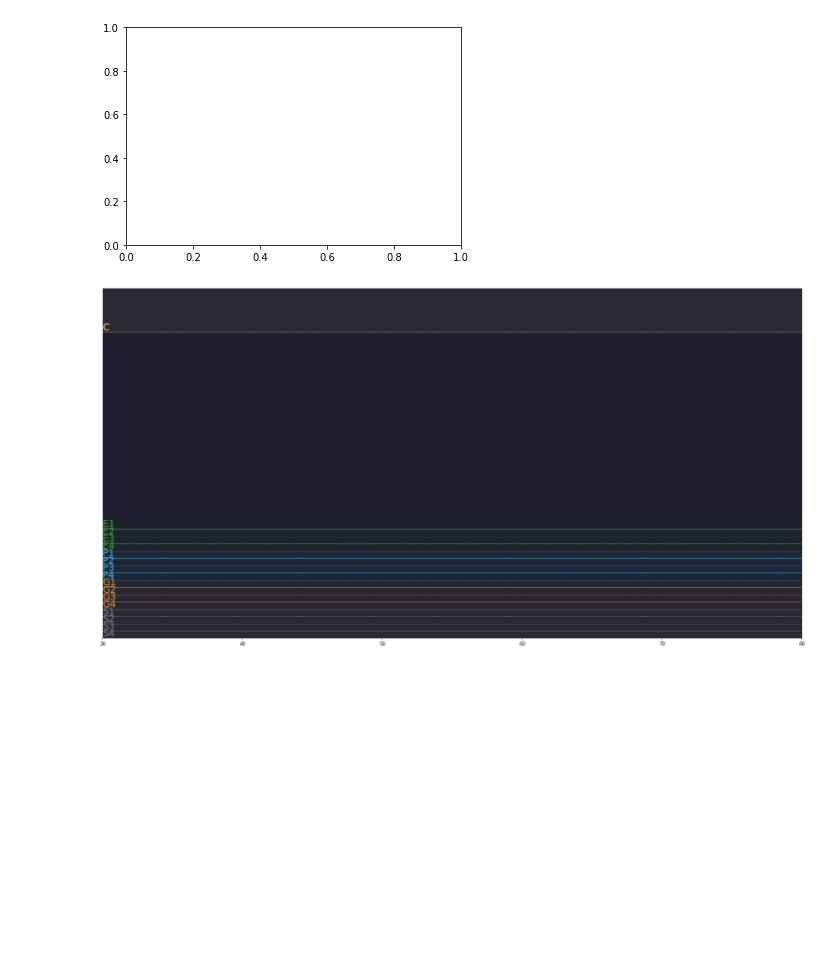
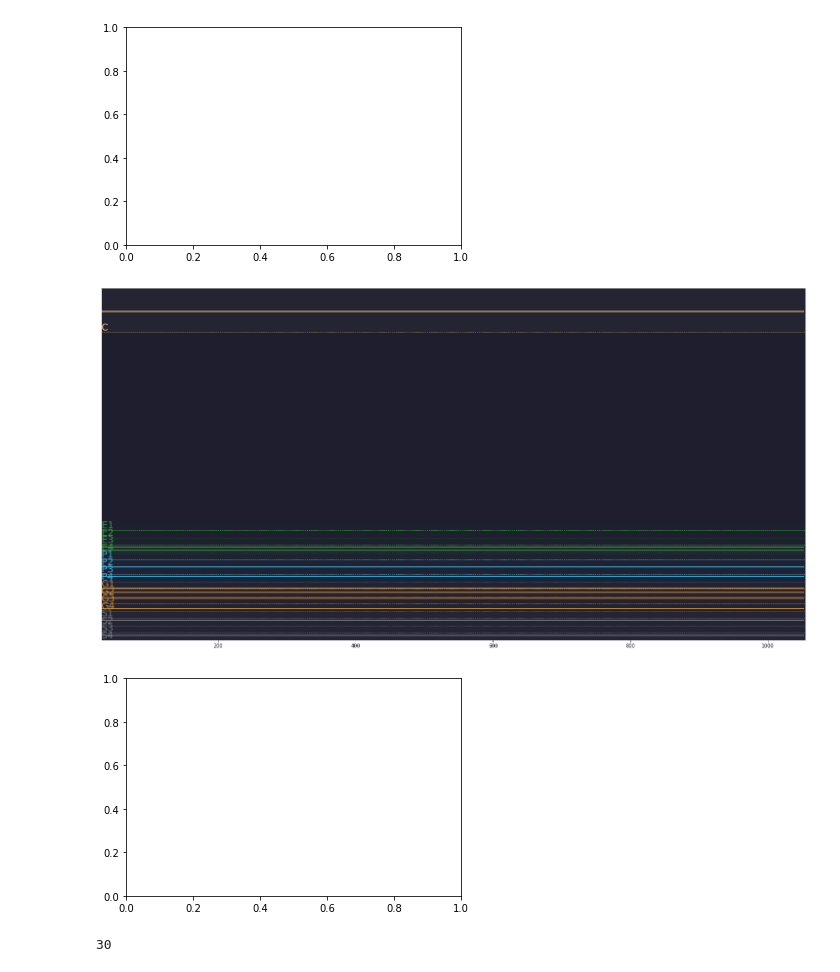
Before and after one commit to Tomlora/MarinSlash, a Jupyter notebook: graph historique rank.ipynb, the cells around one changed output. Drawn from its saved outputs; the diff is of its cells as text; code cells hidden in the pictures; blank space fills up the shorter version.

```diff
--- a/graph historique rank.ipynb
+++ b/graph historique rank.ipynb
@@ -16,3 +40,6 @@ df['datetime'] = pd.to_datetime(df['datetime'])
+# %%
+for i in range(0,10):
+    df = pd.concat([df, df])
 # %%
 dict_points = {'F': 0,
                                         'B': 400,
@@ -101,12 +128,13 @@ def creation_ligne(df, nb_games, gap, ax):
 
             return x, ax, lc
 
-x = 0
+x = [0]
 for joueur in df['riot_id'].unique():
     df_filter = df[df['riot_id'] == joueur]
-    x1, ax, lc = creation_ligne(df, df_filter.shape[0], 50, ax)
+    x1, ax, lc = creation_ligne(df_filter, df_filter.shape[0], 30, ax)
     line = ax.add_collection(lc)
-    x = max(x, x1)
+    if len(x1) > len(x):
+        x = x1
 
 # Personnalisation du graphique
 ax.set_facecolor('#1e1e2f')  # Fond sombre
@@ -210,7 +238,8 @@ if not df[df['points'].between(dict_points['C'], 11000)].empty:
 # %% [output]
 [figure]
 # %%
-ax.set_xlim([gap, 50 + gap])
+gap = 30
+ax.set_xlim([gap, len(x) + gap])
 
         # Trouver le multiple de 400 le plus proche pour le minimum (vers 0)
 
@@ -220,31 +249,36 @@ min_multiple_400 = np.floor(df[df['points'] > 50]['points'].min() / 400) * 400
 
 
 
 max_multiple_400 = np.ceil(df['points'].max() / 400) * 400
 
 
 
 ax.set_ylim([min_multiple_400, max_multiple_400])
 
         # Désactiver les valeurs de l'axe Y
 ax.yaxis.set_ticks([])
 
 
         # Ajouter des annotations toutes les 50 valeurs de x
 for i in range(gap, len(x), gap):  # On prend tous les 50 indices
     plt.annotate(f'{x[i]-gap:.0f}',
         (x[i], min_multiple_400+10),
                         ha='center',
                         fontsize=15,
                         color='white')
 
 fig.subplots_adjust(bottom = 0)
 fig.subplots_adjust(top = 1)
 fig.subplots_adjust(right = 1)
 fig.subplots_adjust(left = 0)
 
 
 
 fig
 # %% [output]
-[figure, old version]
+[figure, new version]
+[figure, added]
+# %%
+gap
+# %% [output]
+30
```
Also changed, not shown: parts of 2 cells of this notebook.
